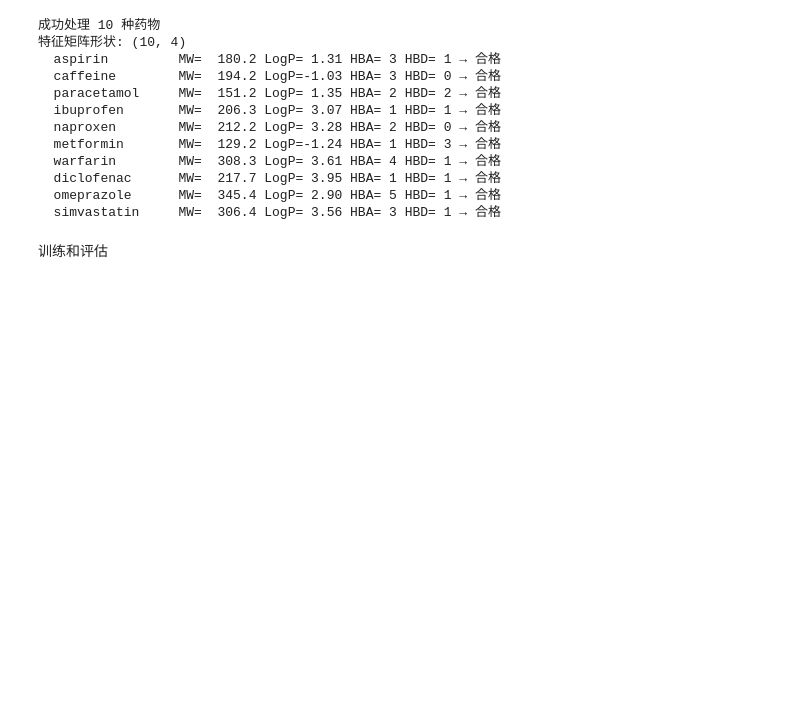
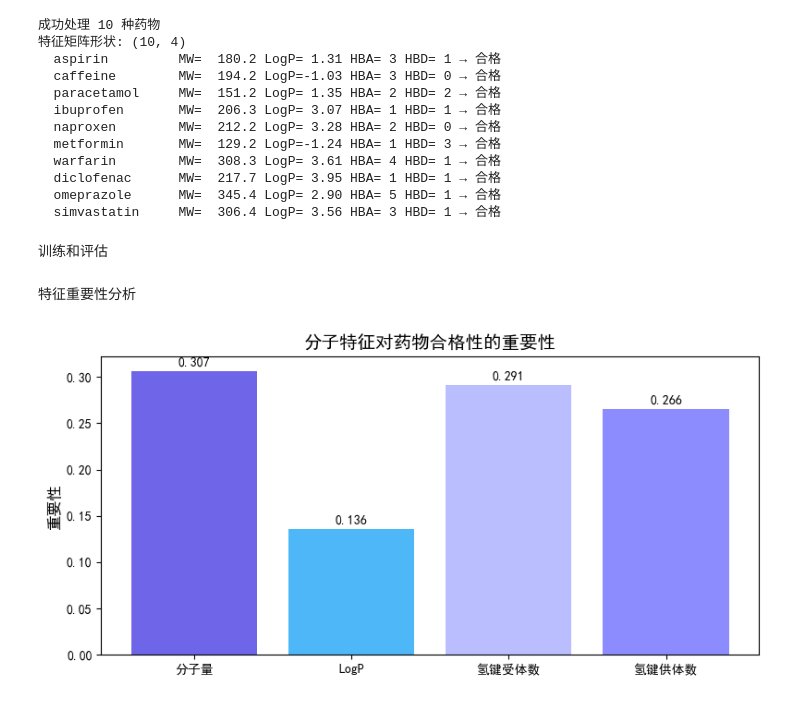
Before and after one commit to JJF-Y/AIDD-learing, a Jupyter notebook: 05-ml-basics/ml-basics-learning.ipynb, the cells around one changed output. Saved outputs shown, nothing was run; the diff lists cells and outputs as text; code cells hidden in the pictures; blank space fills up the shorter version.

```diff
--- a/05-ml-basics/ml-basics-learning.ipynb
+++ b/05-ml-basics/ml-basics-learning.ipynb
@@ -307,3 +307,23 @@ print(classification_report(y_test, y_pred,
                            labels=[0, 1],   #强制显示两个类别(0和1),即使数据里面某个类别没出现
                            target_names=['不合格', '合格'],     #把数字0和1替换为中文显示
                            zero_division=0))    #除以零时不报错，直接显示0
+# %% [markdown]
+特征重要性分析
+# %%
+feature_names = ['分子量', 'LogP', '氢键受体数', '氢键供体数']
+importances = model.feature_importances_
+
+fig, ax = plt.subplots(figsize=(8, 4))
+colors = ['#4B3FE3', '#22A5F7', '#A9AEFF', '#6F6FFF']
+ax.bar(feature_names, importances, color=colors, alpha=0.8)
+ax.set_title('分子特征对药物合格性的重要性', fontsize=14)
+ax.set_ylabel('重要性', fontsize=12)
+for i, v in enumerate(importances):
+    ax.text(i, v + 0.005, f'{v:.3f}', ha='center', fontsize=10)
+#依旧是enumerate循环，v+0.005是为了让字距离柱子有一定的距离，避免字贴在柱子的顶端，影响美观
+# i相当于告诉函数在第几个柱子上放字，f'{v:.3f}'保留小数点后三位，ha='center'字位置在柱子正中间
+
+plt.tight_layout()
+plt.show()
+# %% [output]
+[figure, added]
```
Also changed, not shown: parts of 1 cell of this notebook.
